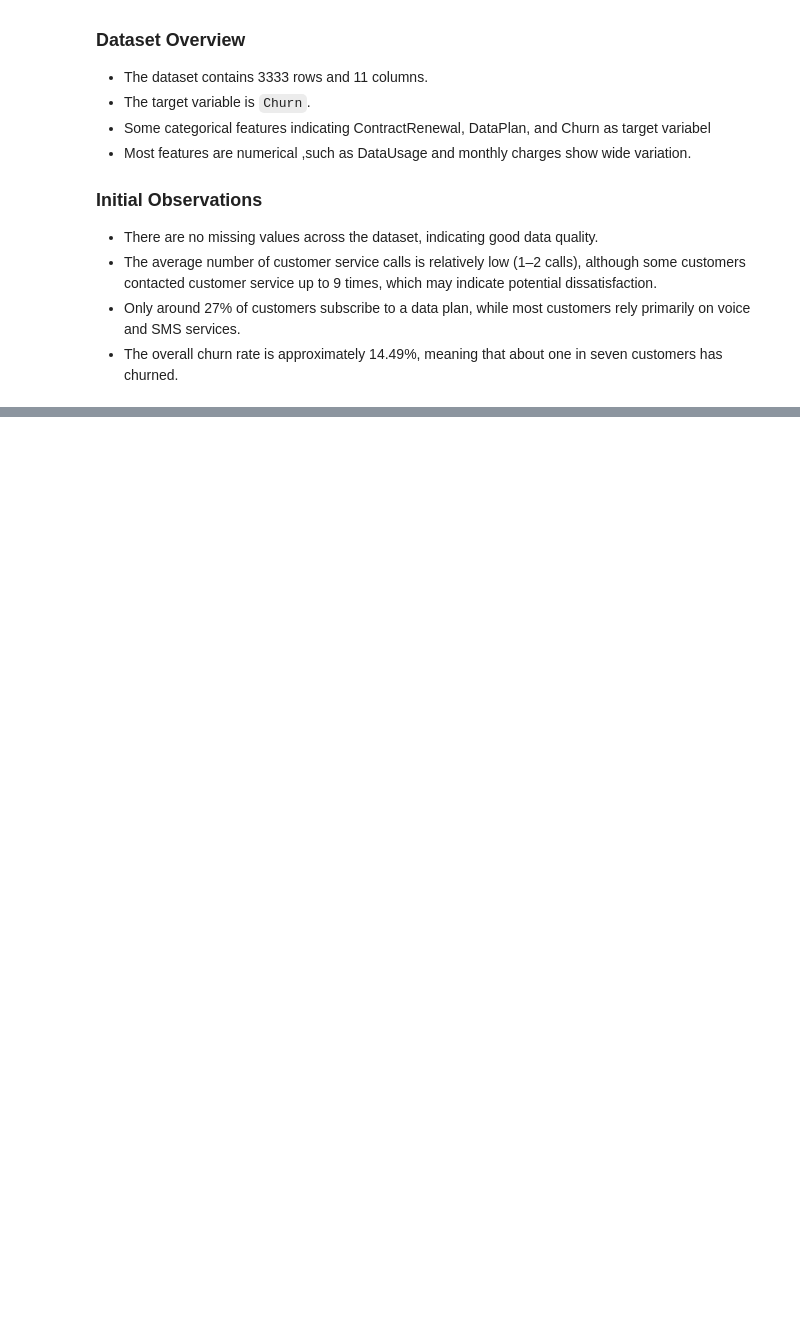
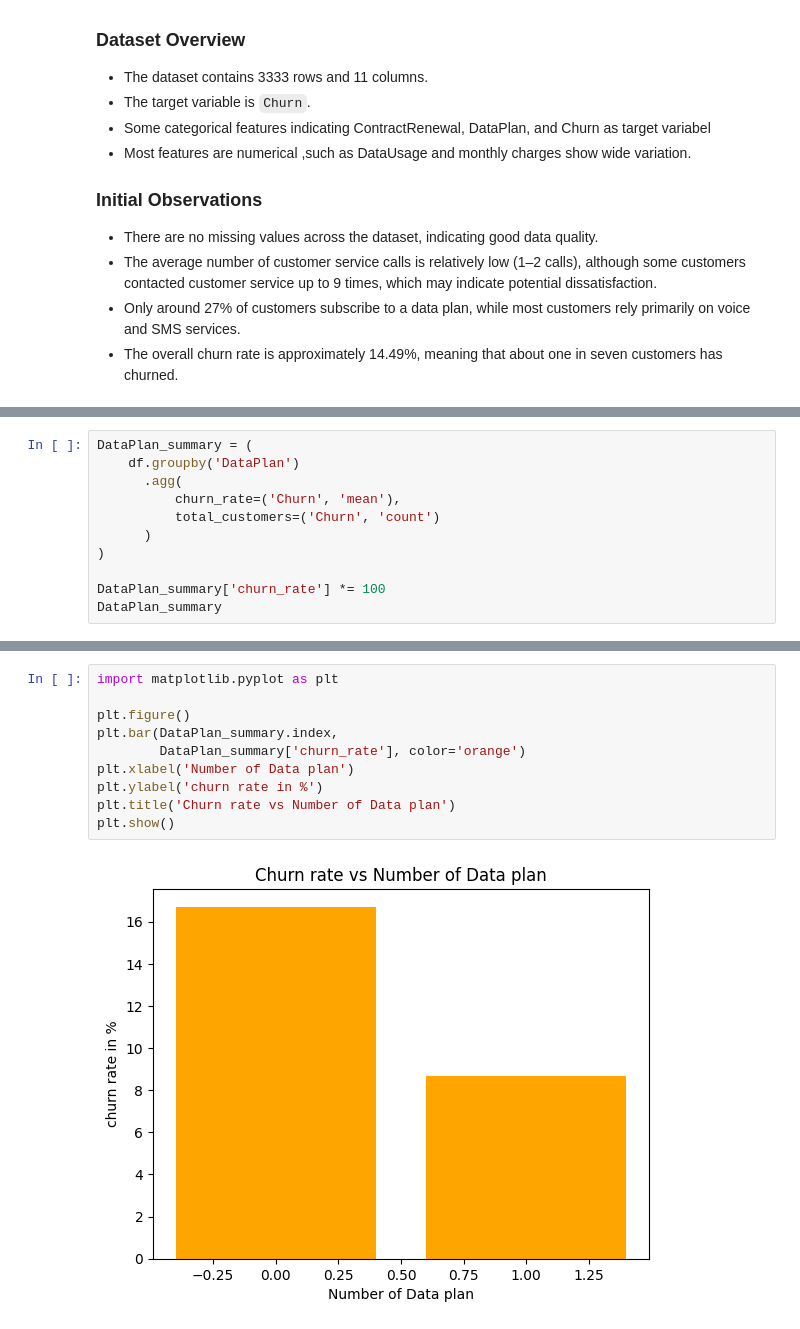
Before and after one commit to yulita231/customer-churn-analysis, a Jupyter notebook: customerChurnAnalysis.ipynb, the cells around one changed output, grey strips where cells are left out. Cells and saved outputs as stored; diff of their text form; blank space fills up the shorter version.

```diff
--- a/customerChurnAnalysis.ipynb
+++ b/customerChurnAnalysis.ipynb
@@ -68,0 +118,11 @@ df.head()
+# %%
+DataPlan_summary = (
+    df.groupby('DataPlan')
+      .agg(
+          churn_rate=('Churn', 'mean'),
+          total_customers=('Churn', 'count')
+      )
+)
+
+DataPlan_summary['churn_rate'] *= 100
+DataPlan_summary
@@ -68,0 +142,12 @@ df.head()
+# %%
+import matplotlib.pyplot as plt
+
+plt.figure()
+plt.bar(DataPlan_summary.index,
+        DataPlan_summary['churn_rate'], color='orange')
+plt.xlabel('Number of Data plan')
+plt.ylabel('churn rate in %')
+plt.title('Churn rate vs Number of Data plan')
+plt.show()
+# %% [output]
+[figure, added]
```
Also changed, not shown: parts of 18 cells of this notebook, 1 other file.
